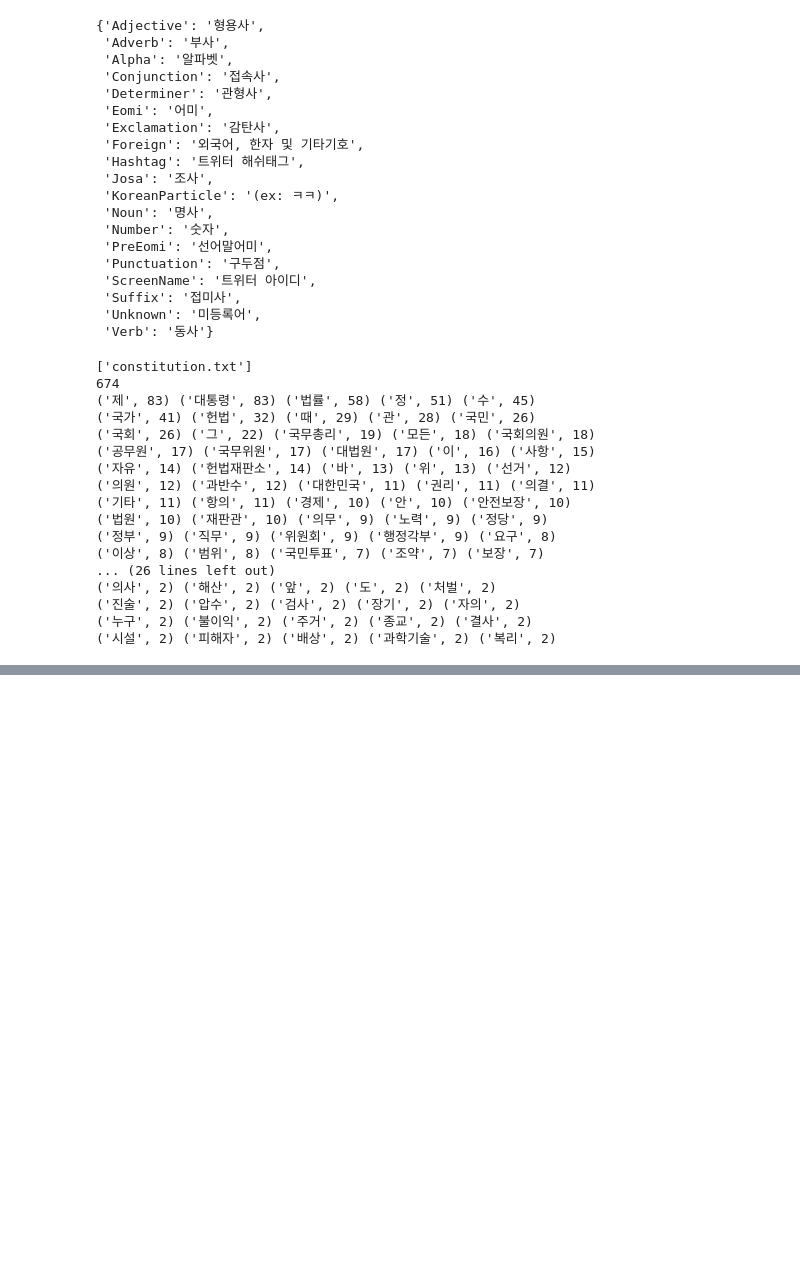
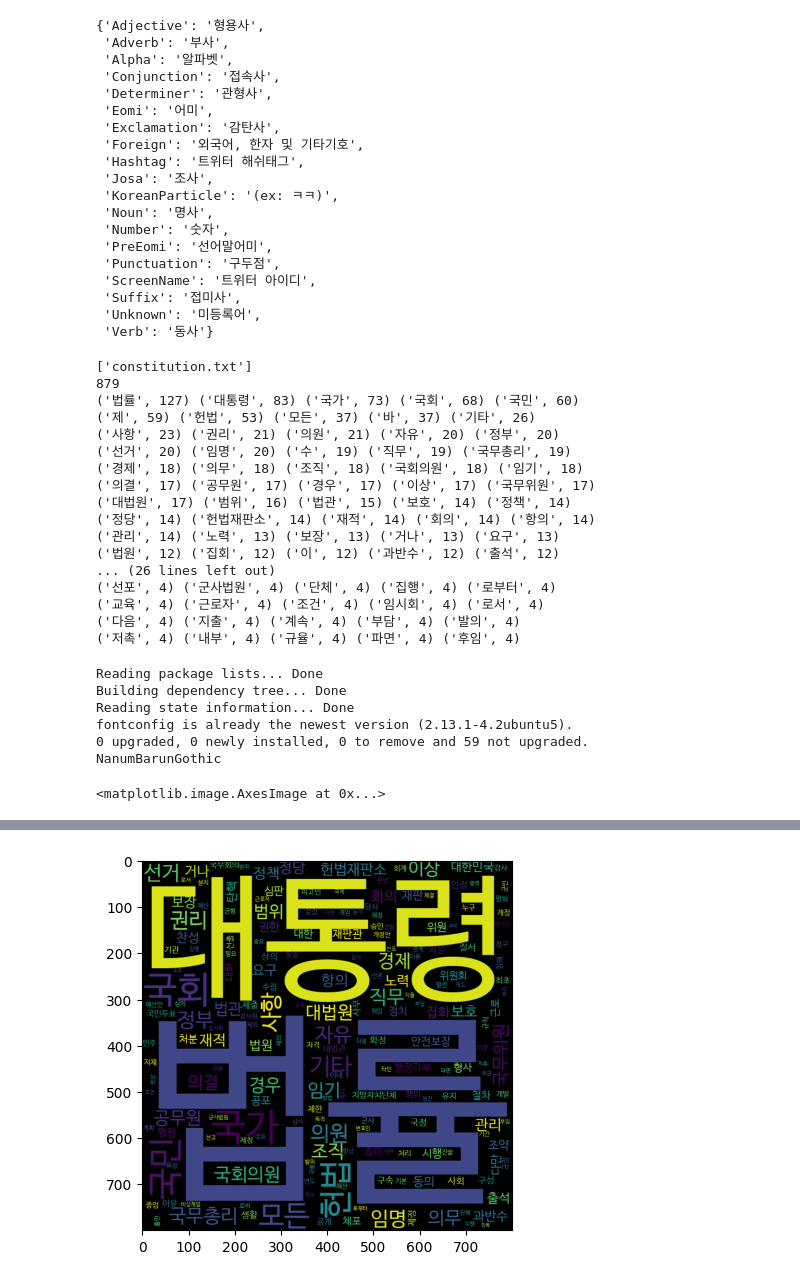
Before and after one commit to rladbstj56/2024PythonDataAnalysis, a Jupyter notebook: 241128_텍스트마이닝.ipynb, the cells around one changed output, grey strips where cells are left out. Saved outputs shown, nothing was run; the diff lists cells and outputs as text; code cells hidden in the pictures; blank space fills up the shorter version.

```diff
--- a/241128_텍스트마이닝.ipynb
+++ b/241128_텍스트마이닝.ipynb
@@ -126,13 +126,12 @@ from collections import Counter
 from konlpy.corpus import kolaw
 print(kolaw.fileids())
 cons = kolaw.open('constitution.txt').read()
-stopword=['것','곳']
+stopword=['것','곳' ]
 okt = Okt()
 noun = okt.nouns(cons)
 for i, v in enumerate(noun):
   if v in stopword: noun.pop(i)
-  # 의미가 뭐임
-  if len(v)<3: noun.pop(i)
+  if len(v)<2: noun.pop(i)
 count = Counter(noun)
 print(len(count))
 noun_list = count.most_common(200)
@@ -141,19 +140,56 @@ for i, v in enumerate(noun_list):
   if (i+1) % 5==0 : print()
 # %% [output]
 ['constitution.txt']
-674
-('제', 83) ('대통령', 83) ('법률', 58) ('정', 51) ('수', 45)
-('국가', 41) ('헌법', 32) ('때', 29) ('관', 28) ('국민', 26)
-('국회', 26) ('그', 22) ('국무총리', 19) ('모든', 18) ('국회의원', 18)
-('공무원', 17) ('국무위원', 17) ('대법원', 17) ('이', 16) ('사항', 15)
-('자유', 14) ('헌법재판소', 14) ('바', 13) ('위', 13) ('선거', 12)
-('의원', 12) ('과반수', 12) ('대한민국', 11) ('권리', 11) ('의결', 11)
-('기타', 11) ('항의', 11) ('경제', 10) ('안', 10) ('안전보장', 10)
-('법원', 10) ('재판관', 10) ('의무', 9) ('노력', 9) ('정당', 9)
-('정부', 9) ('직무', 9) ('위원회', 9) ('행정각부', 9) ('요구', 8)
-('이상', 8) ('범위', 8) ('국민투표', 7) ('조약', 7) ('보장', 7)
+879
+('법률', 127) ('대통령', 83) ('국가', 73) ('국회', 68) ('국민', 60)
+('제', 59) ('헌법', 53) ('모든', 37) ('바', 37) ('기타', 26)
+('사항', 23) ('권리', 21) ('의원', 21) ('자유', 20) ('정부', 20)
+('선거', 20) ('임명', 20) ('수', 19) ('직무', 19) ('국무총리', 19)
+('경제', 18) ('의무', 18) ('조직', 18) ('국회의원', 18) ('임기', 18)
+('의결', 17) ('공무원', 17) ('경우', 17) ('이상', 17) ('국무위원', 17)
+('대법원', 17) ('범위', 16) ('법관', 15) ('보호', 14) ('정책', 14)
+('정당', 14) ('헌법재판소', 14) ('재적', 14) ('회의', 14) ('항의', 14)
+('관리', 14) ('노력', 13) ('보장', 13) ('거나', 13) ('요구', 13)
+('법원', 12) ('집회', 12) ('이', 12) ('과반수', 12) ('출석', 12)
 ... (26 lines left out)
-('의사', 2) ('해산', 2) ('앞', 2) ('도', 2) ('처벌', 2)
-('진술', 2) ('압수', 2) ('검사', 2) ('장기', 2) ('자의', 2)
-('누구', 2) ('불이익', 2) ('주거', 2) ('종교', 2) ('결사', 2)
-('시설', 2) ('피해자', 2) ('배상', 2) ('과학기술', 2) ('복리', 2)
+('선포', 4) ('군사법원', 4) ('단체', 4) ('집행', 4) ('로부터', 4)
+('교육', 4) ('근로자', 4) ('조건', 4) ('임시회', 4) ('로서', 4)
+('다음', 4) ('지출', 4) ('계속', 4) ('부담', 4) ('발의', 4)
+('저촉', 4) ('내부', 4) ('규율', 4) ('파면', 4) ('후임', 4)
+# %%
+!apt-get install fonts-nanum* -qq
+!apt-get install fontconfig
+
+import matplotlib.pyplot as plt
+import matplotlib.font_manager as fm
+fontpath = '/usr/share/fonts/truetype/nanum/NanumBarunGothic.ttf'
+font_name = fm.FontProperties(fname=fontpath, size=10).get_name()
+print(font_name)
+plt.rc('font', family=font_name)
+# %% [output]
+Reading package lists... Done
+Building dependency tree... Done
+Reading state information... Done
+fontconfig is already the newest version (2.13.1-4.2ubuntu5).
+0 upgraded, 0 newly installed, 0 to remove and 59 not upgraded.
+NanumBarunGothic
+# %%
+from wordcloud import WordCloud
+import matplotlib.pyplot as plt
+from collections import Counter
+from konlpy.tag import Okt
+from PIL import Image
+import numpy as np
+from konlpy.corpus import kolaw
+text = kolaw.open('constitution.txt').read()
+okt = Okt()
+nouns = okt.nouns(text)
+words = [n for n in nouns if len(n) > 1]
+c = Counter(words)
+fontpath = '/usr/share/fonts/truetype/nanum/NanumBarunGothic.ttf'
+wc = WordCloud(font_path=fontpath, width=400, height=400, scale=2.0, max_font_size=250)
+gen = wc.generate_from_frequencies(c)
+plt.figure()
+plt.imshow(gen)
+# %% [output]
+<matplotlib.image.AxesImage at 0x...>
@@ -159,0 +213 @@ for i, v in enumerate(noun_list):
+[figure, added]
```
Also changed, not shown: parts of 12 cells of this notebook.
